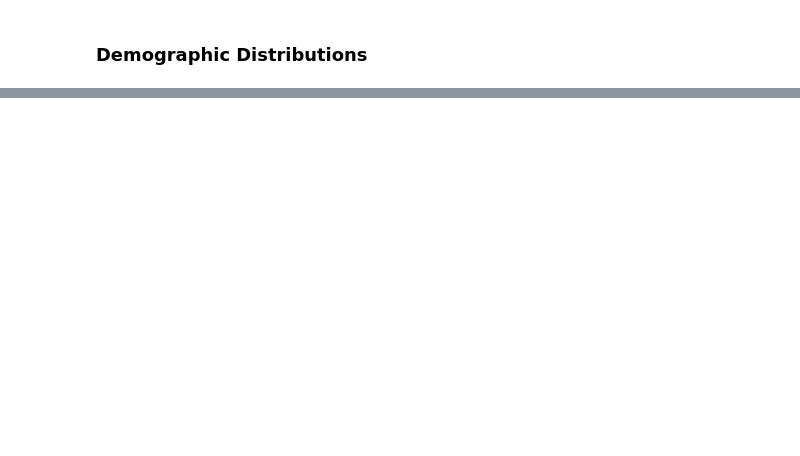
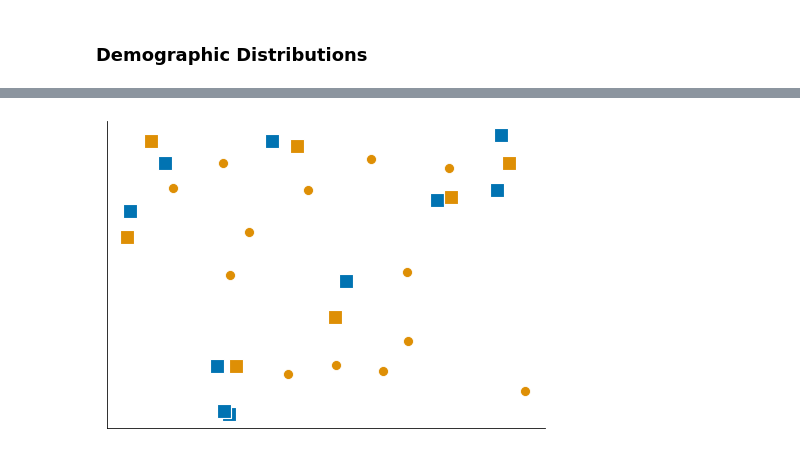
Before and after one commit to CornellPACLab/data_heterogeneity, a Jupyter notebook: notebooks/Demographics_and_Distributions.ipynb, the cells around one changed output, grey strips where cells are left out. Cells and saved outputs as stored; diff of their text form; code cells hidden in the pictures; blank space fills up the shorter version.

```diff
--- a/notebooks/Demographics_and_Distributions.ipynb
+++ b/notebooks/Demographics_and_Distributions.ipynb
@@ -377,0 +501,31 @@ print(sl_stress['ema_STRESSED'].map({3:0, 2:0, 1:1, 0:1}).value_counts(normalize
+# %%
+# Plot loss
+plt.figure(figsize=(7, 5))
+
+
+d1 = pd.DataFrame({'x': np.random.rand(10), 'y': np.random.rand(10)})
+d2 = pd.DataFrame({'x': np.random.rand(20), 'y': np.random.rand(20)})
+
+from sklearn.neighbors import NearestNeighbors
+
+nn = NearestNeighbors(n_neighbors=1).fit(d2)
+d2_neighbors = d2.iloc[np.unique(nn.kneighbors(X=d1)[1].flatten()), :]
+ind = [i for i in d2.index if i not in d2_neighbors.index]
+d2_not_neighbors = d2.loc[ind, :]
+
+ax = sns.scatterplot(x=d1['x'], y=d1['y'], marker='s', s=200, color=palette[0])
+ax = sns.scatterplot(x=d2_neighbors['x'], y=d2_neighbors['y'],
+                     color=palette[1], marker='s', s=200)
+ax = sns.scatterplot(x=d2_not_neighbors['x'], y=d2_not_neighbors['y'],
+                     color=palette[1], s=100)
+
+sns.despine()
+plt.tight_layout(w_pad=20)
+plt.xticks([])
+plt.yticks([])
+plt.xlabel('')
+plt.ylabel('')
+print()
+# plt.savefig('../figs/loso_ema_hist_01182020.png', dpi=300)
+# %% [output]
+[figure, added]
```
Also changed, not shown: parts of 17 cells of this notebook, 1 other file.
